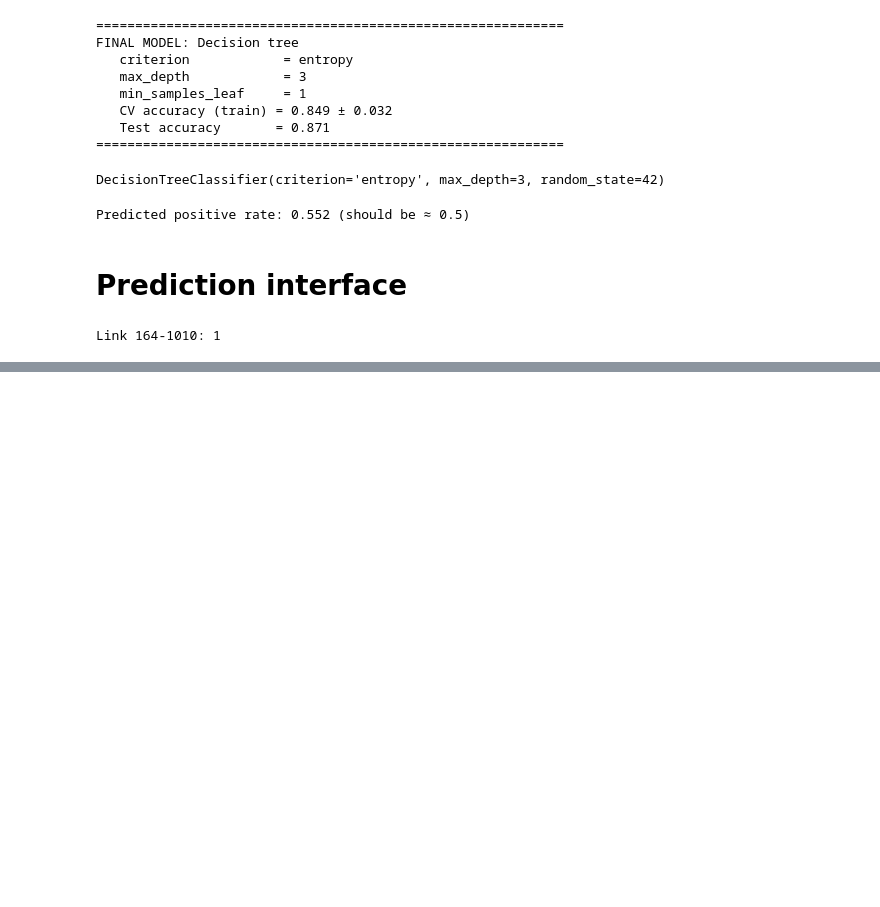
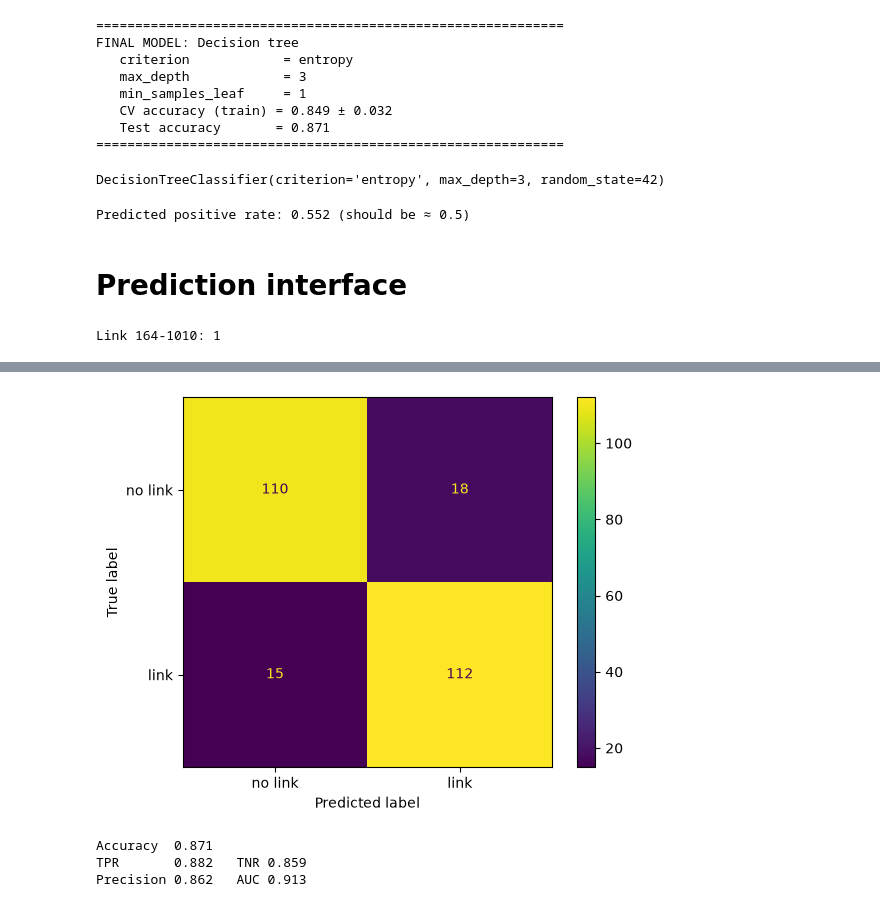
Before and after one commit to jacobgroot/FDS_2, a Jupyter notebook: assignment_2.ipynb, the cells around one changed output, grey strips where cells are left out. Cells and saved outputs as stored; diff of their text form; code cells hidden in the pictures; blank space fills up the shorter version.

```diff
--- a/assignment_2.ipynb
+++ b/assignment_2.ipynb
@@ -419,0 +463,8 @@ Link 164-1010: 1
+# %%
+dt_final = clone(chosen_search.best_estimator_)
+
+base = cross_val_score(dt_final, X_train, y_train, cv=5)
+print(f'All 6 features: {base.mean():.3f} ± {base.std():.3f}')
+for f in X_train.columns:
+    s = cross_val_score(dt_final, X_train.drop(columns=f), y_train, cv=5)
+    print(f'Without {f:12s} {s.mean():.3f} ± {s.std():.3f}')
@@ -419,0 +479,18 @@ Link 164-1010: 1
+# %%
+from sklearn.metrics import confusion_matrix, ConfusionMatrixDisplay
+
+best = chosen_search.best_estimator_
+y_pred = best.predict(X_test)
+
+cm = confusion_matrix(y_test, y_pred)
+ConfusionMatrixDisplay(cm, display_labels=['no link', 'link']).plot(); plt.show()
+
+TN, FP, FN, TP = cm.ravel()
+print(f'Accuracy  {(TP+TN)/cm.sum():.3f}')
+print(f'TPR       {TP/(TP+FN):.3f}   TNR {TN/(TN+FP):.3f}')
+print(f'Precision {TP/(TP+FP):.3f}   AUC {roc_auc_score(y_test, best.predict_proba(X_test)[:, 1]):.3f}')
+# %% [output]
+[figure, added]
+Accuracy  0.871
+TPR       0.882   TNR 0.859
+Precision 0.862   AUC 0.913
```
Also changed, not shown: parts of 8 cells of this notebook, 1 other file.
